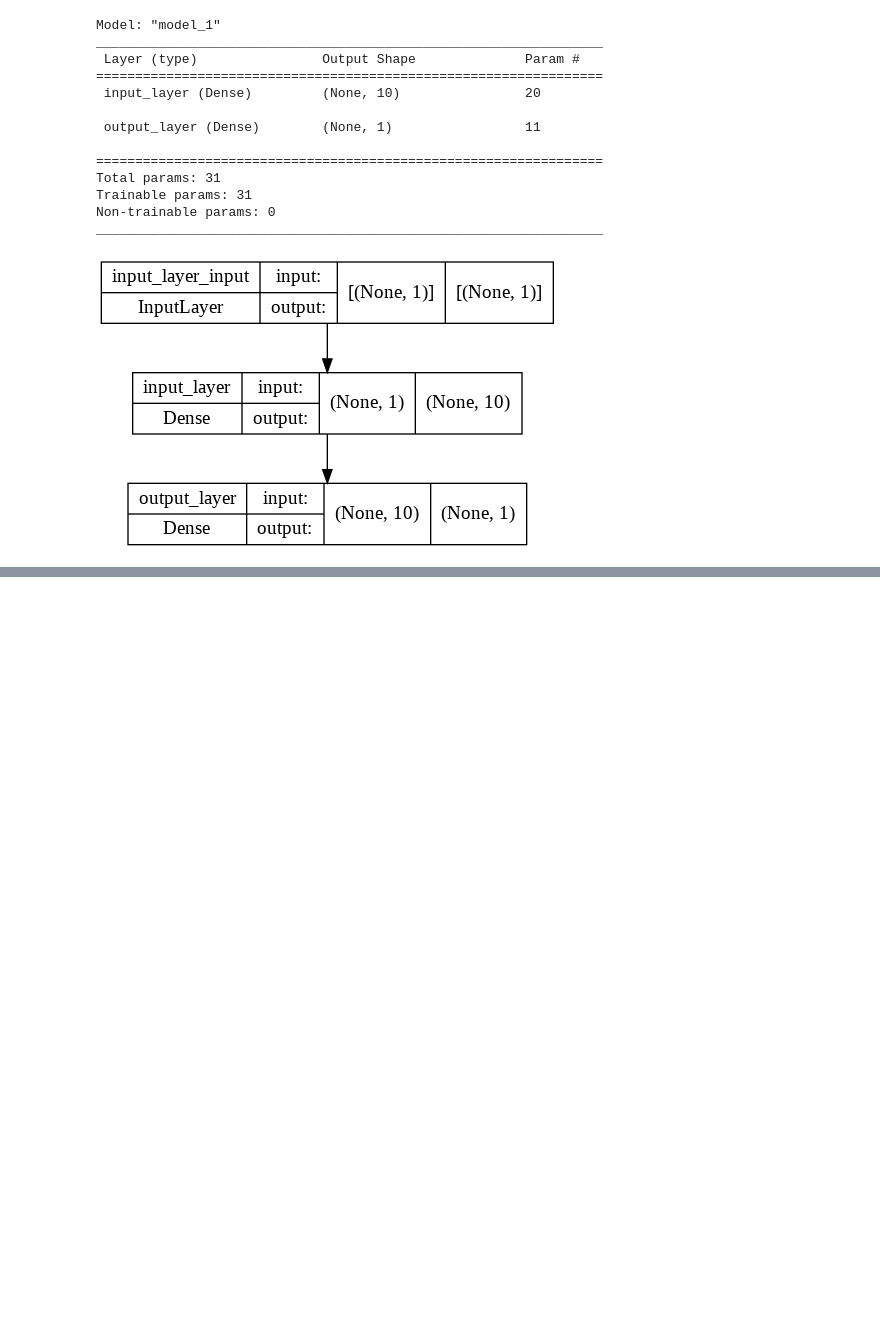
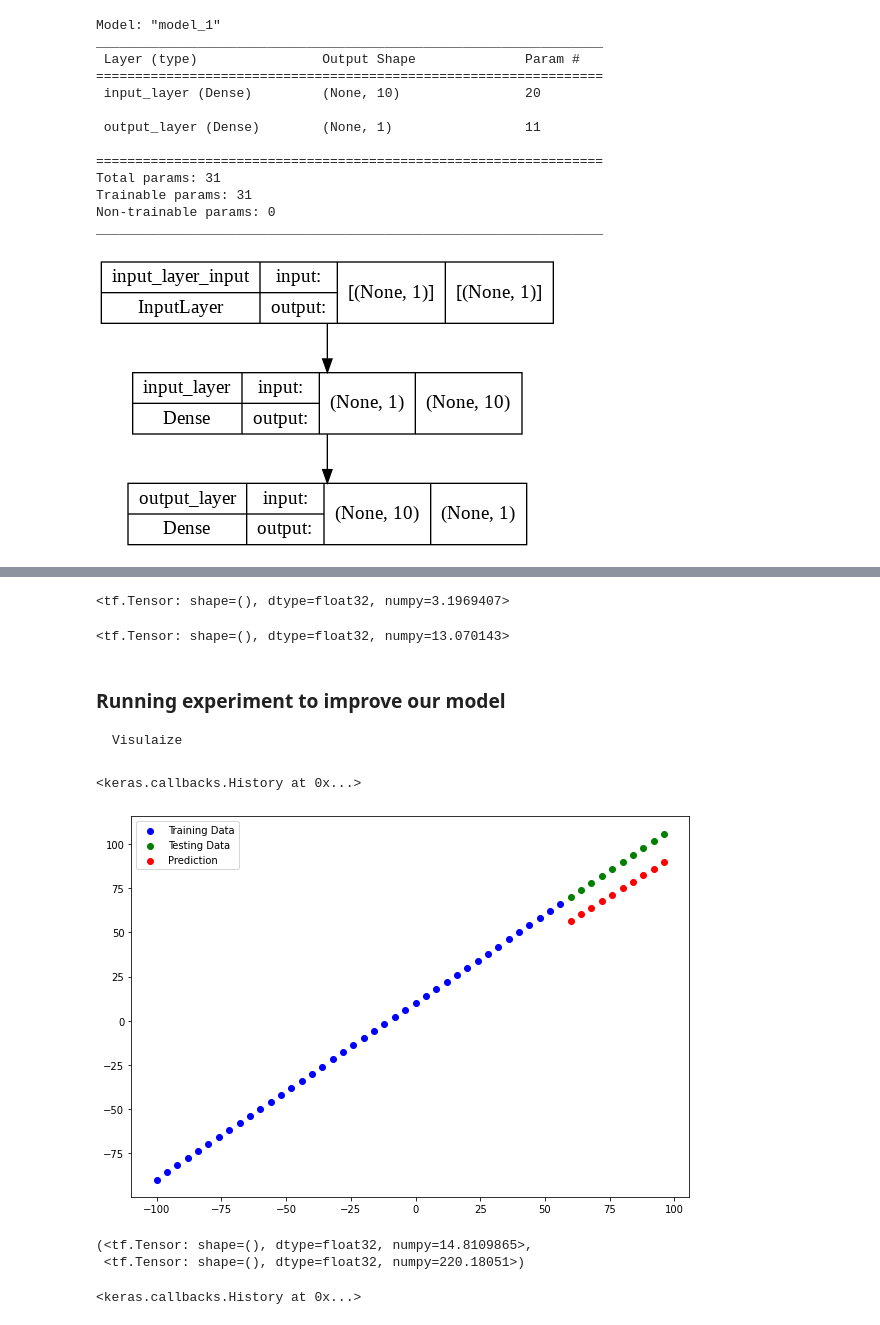
Before and after one commit to astro-wizard/tensorflow, a Jupyter notebook: TensorflowLinearRegression.ipynb, the cells around one changed output, grey strips where cells are left out. Saved outputs shown, nothing was run; the diff lists cells and outputs as text; code cells hidden in the pictures; blank space fills up the shorter version.

````diff
--- a/TensorflowLinearRegression.ipynb
+++ b/TensorflowLinearRegression.ipynb
@@ -300,0 +347,5 @@ plot_model(model=model, show_shapes=True)
+# %%
+# Calculate the mean absolute error
+tf.metrics.mean_absolute_error(y_true = y_test, y_pred = tf.squeeze(y_pred))
+# %% [output]
+<tf.Tensor: shape=(), dtype=float32, numpy=3.1969407>
@@ -300,0 +357,45 @@ plot_model(model=model, show_shapes=True)
+# %%
+# mean square error
+tf.metrics.mean_squared_error(y_true = y_test, y_pred = tf.squeeze(y_pred))
+# %% [output]
+<tf.Tensor: shape=(), dtype=float32, numpy=13.070143>
+# %% [markdown]
+### Running experiment to improve our model
+```
+Visulaize
+```
+# %%
+model_1 = tf.keras.Sequential([
+    tf.keras.layers.Dense(1, input_shape=[1])
+])
+model_1.compile(loss=tf.keras.losses.mae,
+               optimizer=tf.keras.optimizers.SGD(),
+               metrics=["mae"])
+model_1.fit(X_train, y_train, epochs=100, verbose=0)
+# %% [output]
+<keras.callbacks.History at 0x...>
+# %%
+# Make and plot prediction for model_1
+y_pred_1 = model_1.predict(X_test)
+plot_prediction(prediction=y_pred_1)
+# %% [output]
+[figure, added]
+# %%
+mae_1 = mae(y_test, y_pred_1)
+mse_1 = mse(y_test, y_pred_1)
+mae_1, mse_1
+# %% [output]
+(<tf.Tensor: shape=(), dtype=float32, numpy=14.8109865>,
+ <tf.Tensor: shape=(), dtype=float32, numpy=220.18051>)
+# %%
+tf.random.set_seed(42)
+model_2 = tf.keras.Sequential([
+    tf.keras.layers.Dense(10, input_shape=[1]),
+    tf.keras.layers.Dense(1)
+])
+model_2.compile(loss=tf.keras.losses.mae,
+               optimizer=tf.keras.optimizers.SGD(),
+               metrics=["mse"])
+model_2.fit(X_train, y_train, epochs=100, verbose=0)
+# %% [output]
+<keras.callbacks.History at 0x...>
````
Also changed, not shown: parts of 22 cells of this notebook.
